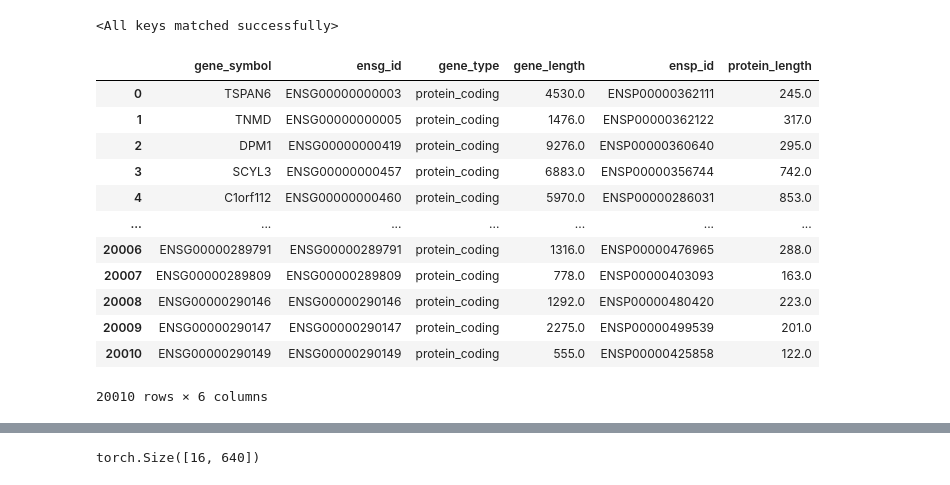
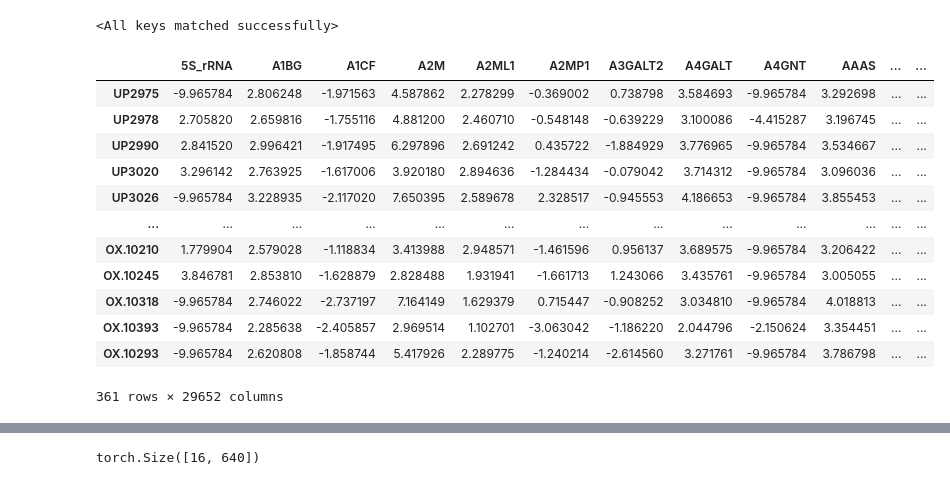
Before and after one commit to BrownianNotion/BulkFormer, a Jupyter notebook: my_test.ipynb, the cells around one changed output, grey strips where cells are left out. Drawn from its saved outputs; the diff is of its cells as text; code cells hidden in the pictures.

Commit message:
Adapt pipeline for ucl_data

```diff
--- a/my_test.ipynb
+++ b/my_test.ipynb
@@ -131,25 +131,26 @@ def main_gene_selection(X_df, gene_list):
     return X_df, to_fill_columns,var
 # %%
 # load demo data
-demo_df = pd.read_csv('data/demo.csv')
+# demo_df = pd.read_csv('data/demo.csv')
+demo_df = pd.read_parquet("../UCLThesis/data/BIOAID_UCL_Oxford_361_combined.parquet")
+demo_df = demo_df.loc[:, "5S_rRNA":]
+demo_df
+# %% [output]
+|  | 5S_rRNA | A1BG | A1CF | A2M | A2ML1 | A2MP1 | A3GALT2 | A4GALT | A4GNT | AAAS | ... | ... |
+| UP2975 | -9.965784 | 2.806248 | -1.971563 | 4.587862 | 2.278299 | -0.369002 | 0.738798 | 3.584693 | -9.965784 | 3.292698 | ... | ... |
+| UP2978 | 2.705820 | 2.659816 | -1.755116 | 4.881200 | 2.460710 | -0.548148 | -0.639229 | 3.100086 | -4.415287 | 3.196745 | ... | ... |
+| UP2990 | 2.841520 | 2.996421 | -1.917495 | 6.297896 | 2.691242 | 0.435722 | -1.884929 | 3.776965 | -9.965784 | 3.534667 | ... | ... |
+| UP3020 | 3.296142 | 2.763925 | -1.617006 | 3.920180 | 2.894636 | -1.284434 | -0.079042 | 3.714312 | -9.965784 | 3.096036 | ... | ... |
+| UP3026 | -9.965784 | 3.228935 | -2.117020 | 7.650395 | 2.589678 | 2.328517 | -0.945553 | 4.186653 | -9.965784 | 3.855453 | ... | ... |
+| ... | ... | ... | ... | ... | ... | ... | ... | ... | ... | ... | ... | ... |
+| OX.10210 | 1.779904 | 2.579028 | -1.118834 | 3.413988 | 2.948571 | -1.461596 | 0.956137 | 3.689575 | -9.965784 | 3.206422 | ... | ... |
+| OX.10245 | 3.846781 | 2.853810 | -1.628879 | 2.828488 | 1.931941 | -1.661713 | 1.243066 | 3.435761 | -9.965784 | 3.005055 | ... | ... |
+| OX.10318 | -9.965784 | 2.746022 | -2.737197 | 7.164149 | 1.629379 | 0.715447 | -0.908252 | 3.034810 | -9.965784 | 4.018813 | ... | ... |
+| OX.10393 | -9.965784 | 2.285638 | -2.405857 | 2.969514 | 1.102701 | -3.063042 | -1.186220 | 2.044796 | -2.150624 | 3.354451 | ... | ... |
+| OX.10293 | -9.965784 | 2.620808 | -1.858744 | 5.417926 | 2.289775 | -1.240214 | -2.614560 | 3.271761 | -9.965784 | 3.786798 | ... | ... |
+361 rows × 29652 columns
 # %%
 bulkformer_gene_info = pd.read_csv('data/bulkformer_gene_info.csv')
 # fix extra row?
 bulkformer_gene_info = bulkformer_gene_info[bulkformer_gene_info['ensg_id'] != '35991']
-# %%
-bulkformer_gene_info
-# %% [output]
-|  | gene_symbol | ensg_id | gene_type | gene_length | ensp_id | protein_length |
-| 0 | TSPAN6 | ENSG00000000003 | protein_coding | 4530.0 | ENSP00000362111 | 245.0 |
-| 1 | TNMD | ENSG00000000005 | protein_coding | 1476.0 | ENSP00000362122 | 317.0 |
-| 2 | DPM1 | ENSG00000000419 | protein_coding | 9276.0 | ENSP00000360640 | 295.0 |
-| 3 | SCYL3 | ENSG00000000457 | protein_coding | 6883.0 | ENSP00000356744 | 742.0 |
-| 4 | C1orf112 | ENSG00000000460 | protein_coding | 5970.0 | ENSP00000286031 | 853.0 |
-| ... | ... | ... | ... | ... | ... | ... |
-| 20006 | ENSG00000289791 | ENSG00000289791 | protein_coding | 1316.0 | ENSP00000476965 | 288.0 |
-| 20007 | ENSG00000289809 | ENSG00000289809 | protein_coding | 778.0 | ENSP00000403093 | 163.0 |
-| 20008 | ENSG00000290146 | ENSG00000290146 | protein_coding | 1292.0 | ENSP00000480420 | 223.0 |
-| 20009 | ENSG00000290147 | ENSG00000290147 | protein_coding | 2275.0 | ENSP00000499539 | 201.0 |
-| 20010 | ENSG00000290149 | ENSG00000290149 | protein_coding | 555.0 | ENSP00000425858 | 122.0 |
-20010 rows × 6 columns
 # %%
```
Also changed, not shown: parts of 6 cells of this notebook, 1 other file.
